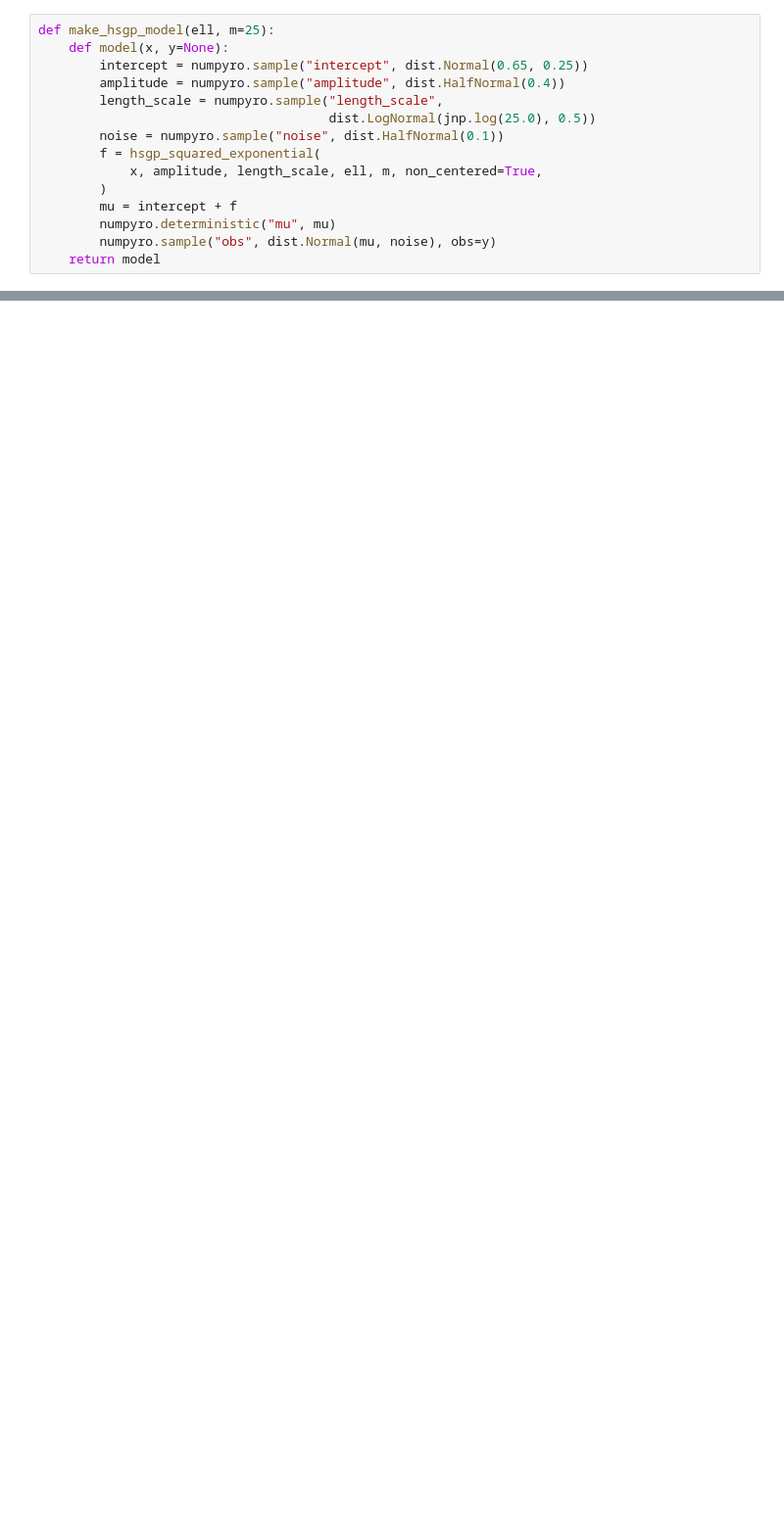
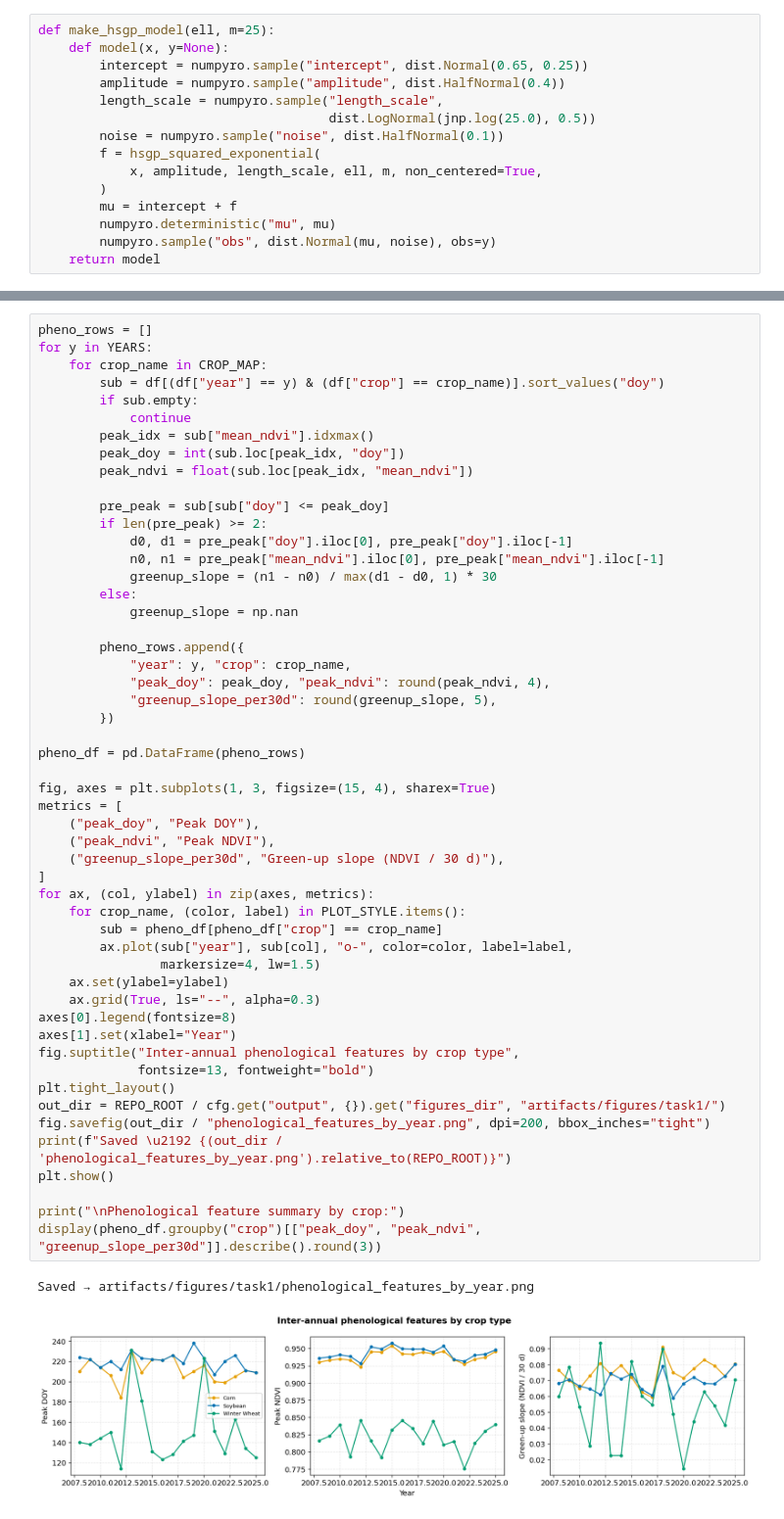
Before and after one commit to SatrunsDream/GeoCrop-Spatiotemporal-Modeling, a Jupyter notebook: notebooks/task1_ndvi_timeseries/model.ipynb, the cells around one changed output, grey strips where cells are left out. Shown at 98% size. Drawn from its saved outputs; the diff is of its cells as text; blank space fills up the shorter version.

```diff
--- a/notebooks/task1_ndvi_timeseries/model.ipynb
+++ b/notebooks/task1_ndvi_timeseries/model.ipynb
@@ -365,0 +481,55 @@ Exported artifacts/tables/task1/hsgp_posterior_phenology.csv (600 rows)
+# %%
+pheno_rows = []
+for y in YEARS:
+    for crop_name in CROP_MAP:
+        sub = df[(df["year"] == y) & (df["crop"] == crop_name)].sort_values("doy")
+        if sub.empty:
+            continue
+        peak_idx = sub["mean_ndvi"].idxmax()
+        peak_doy = int(sub.loc[peak_idx, "doy"])
+        peak_ndvi = float(sub.loc[peak_idx, "mean_ndvi"])
+
+        pre_peak = sub[sub["doy"] <= peak_doy]
+        if len(pre_peak) >= 2:
+            d0, d1 = pre_peak["doy"].iloc[0], pre_peak["doy"].iloc[-1]
+            n0, n1 = pre_peak["mean_ndvi"].iloc[0], pre_peak["mean_ndvi"].iloc[-1]
+            greenup_slope = (n1 - n0) / max(d1 - d0, 1) * 30
+        else:
+            greenup_slope = np.nan
+
+        pheno_rows.append({
+            "year": y, "crop": crop_name,
+            "peak_doy": peak_doy, "peak_ndvi": round(peak_ndvi, 4),
+            "greenup_slope_per30d": round(greenup_slope, 5),
+        })
+
+pheno_df = pd.DataFrame(pheno_rows)
+
+fig, axes = plt.subplots(1, 3, figsize=(15, 4), sharex=True)
+metrics = [
+    ("peak_doy", "Peak DOY"),
+    ("peak_ndvi", "Peak NDVI"),
+    ("greenup_slope_per30d", "Green-up slope (NDVI / 30 d)"),
+]
+for ax, (col, ylabel) in zip(axes, metrics):
+    for crop_name, (color, label) in PLOT_STYLE.items():
+        sub = pheno_df[pheno_df["crop"] == crop_name]
+        ax.plot(sub["year"], sub[col], "o-", color=color, label=label,
+                markersize=4, lw=1.5)
+    ax.set(ylabel=ylabel)
+    ax.grid(True, ls="--", alpha=0.3)
+axes[0].legend(fontsize=8)
+axes[1].set(xlabel="Year")
+fig.suptitle("Inter-annual phenological features by crop type",
+             fontsize=13, fontweight="bold")
+plt.tight_layout()
+out_dir = REPO_ROOT / cfg.get("output", {}).get("figures_dir", "artifacts/figures/task1/")
+fig.savefig(out_dir / "phenological_features_by_year.png", dpi=200, bbox_inches="tight")
+print(f"Saved \u2192 {(out_dir / 'phenological_features_by_year.png').relative_to(REPO_ROOT)}")
+plt.show()
+
+print("\nPhenological feature summary by crop:")
+display(pheno_df.groupby("crop")[["peak_doy", "peak_ndvi", "greenup_slope_per30d"]].describe().round(3))
+# %% [output]
+Saved → artifacts/figures/task1/phenological_features_by_year.png
+[figure, added]
```
Also changed, not shown: parts of 22 cells of this notebook, 6 other files.
